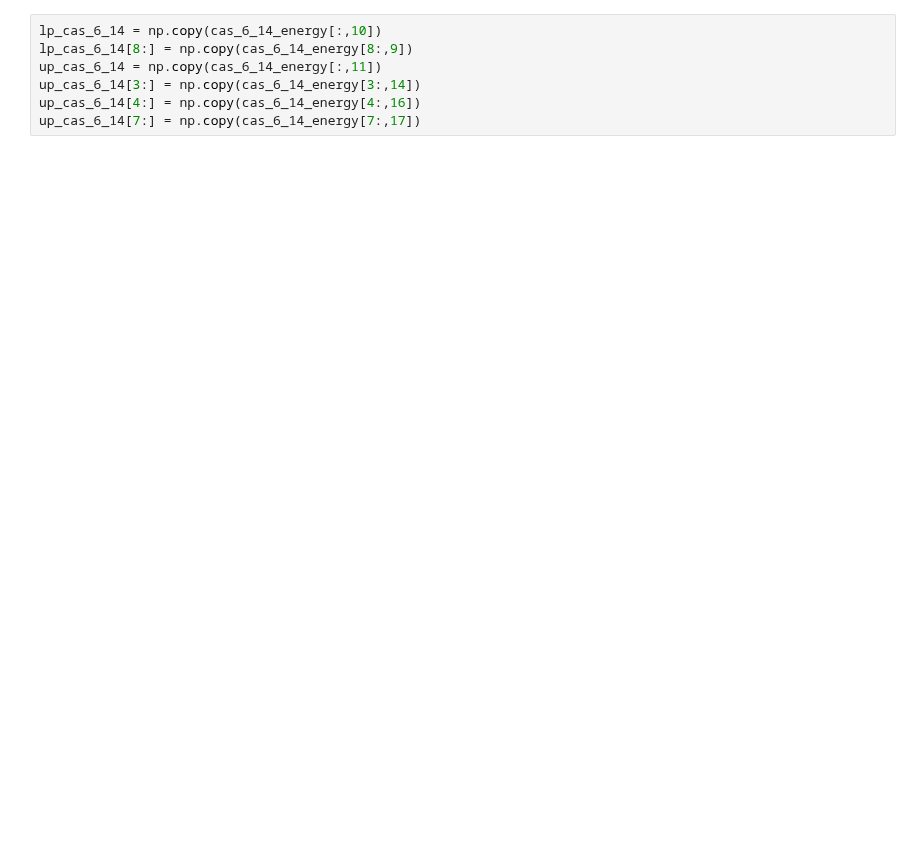
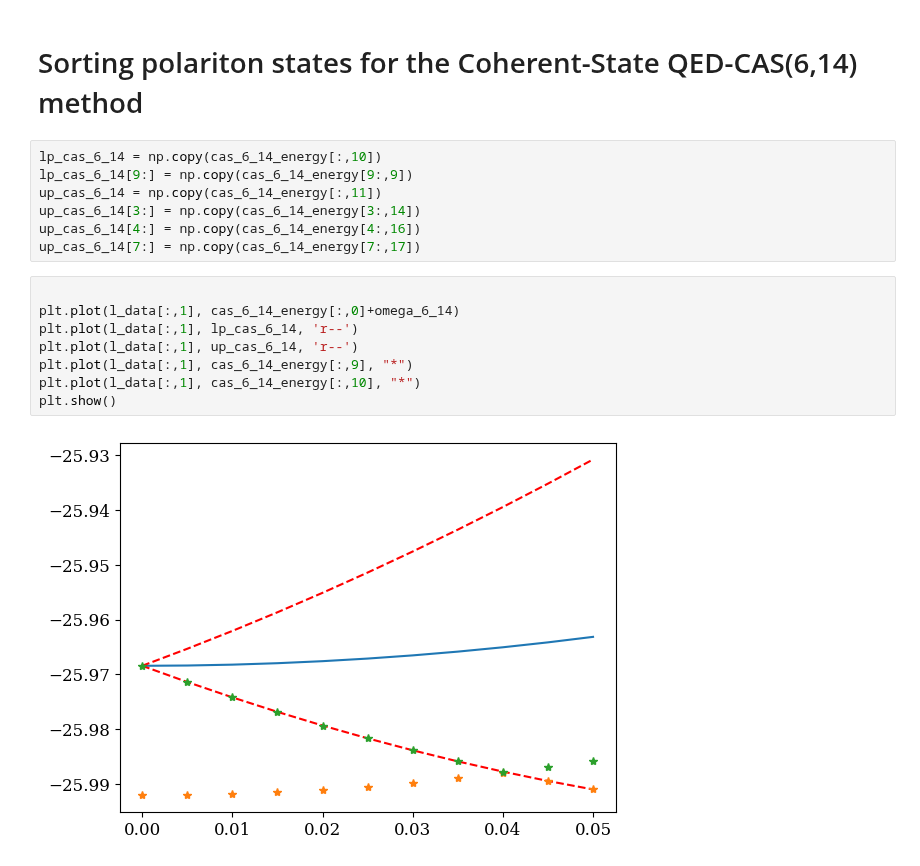
Before and after one commit to boss-bee/data_repository, a Jupyter notebook: json_scripts/BH3_json_reader.ipynb, the cells around one changed output. Cells and saved outputs as stored; diff of their text form; blank space fills up the shorter version.

```diff
--- a/json_scripts/BH3_json_reader.ipynb
+++ b/json_scripts/BH3_json_reader.ipynb
@@ -29,7 +68,19 @@ l_data = np.array(cas_6_14_data["model"]["lambda"])
+# %% [markdown]
+# Sorting polariton states for the Coherent-State QED-CAS(6,14) method
 # %%
 lp_cas_6_14 = np.copy(cas_6_14_energy[:,10])
-lp_cas_6_14[8:] = np.copy(cas_6_14_energy[8:,9])
+lp_cas_6_14[9:] = np.copy(cas_6_14_energy[9:,9])
 up_cas_6_14 = np.copy(cas_6_14_energy[:,11])
 up_cas_6_14[3:] = np.copy(cas_6_14_energy[3:,14])
 up_cas_6_14[4:] = np.copy(cas_6_14_energy[4:,16])
 up_cas_6_14[7:] = np.copy(cas_6_14_energy[7:,17])
+# %%
+
+plt.plot(l_data[:,1], cas_6_14_energy[:,0]+omega_6_14)
+plt.plot(l_data[:,1], lp_cas_6_14, 'r--')
+plt.plot(l_data[:,1], up_cas_6_14, 'r--')
+plt.plot(l_data[:,1], cas_6_14_energy[:,9], "*")
+plt.plot(l_data[:,1], cas_6_14_energy[:,10], "*")
+plt.show()
+# %% [output]
+[figure, added]
```
Also changed, not shown: parts of 16 cells of this notebook, 3 other files.
